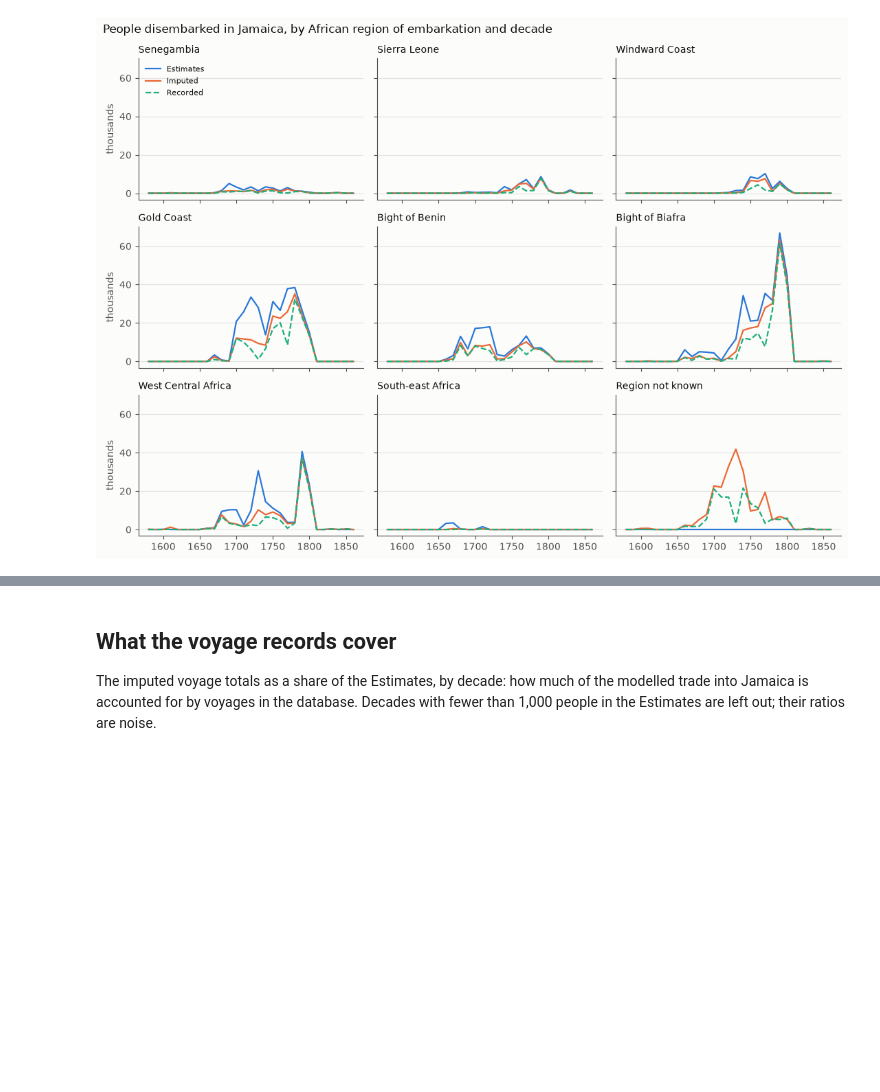
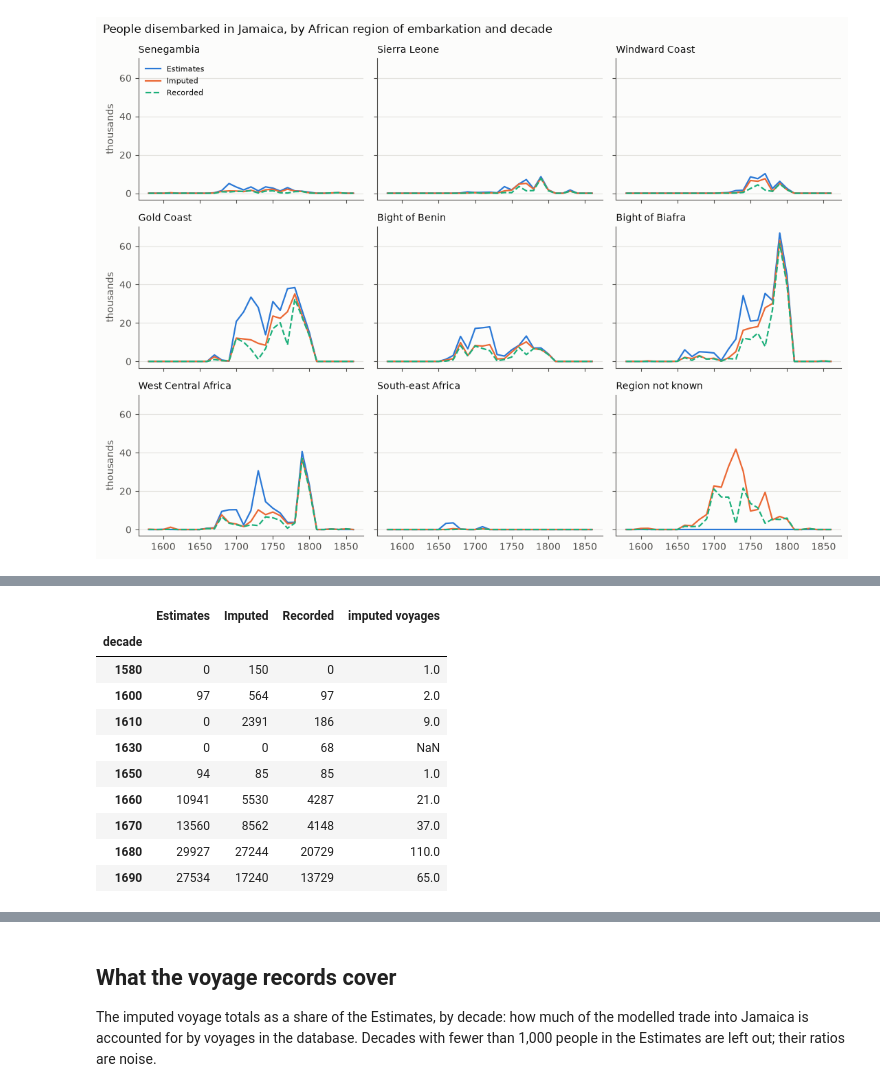
Before and after one commit to dgunning/atlantic-voyages, a Jupyter notebook: notebooks/01_jamaica_arrivals.ipynb, the cells around one changed output, grey strips where cells are left out. Cells and saved outputs as stored; diff of their text form; code cells hidden in the pictures; blank space fills up the shorter version.

```diff
--- a/notebooks/01_jamaica_arrivals.ipynb
+++ b/notebooks/01_jamaica_arrivals.ipynb
@@ -317,0 +324,19 @@ fig.savefig("figures/01_jamaica_by_region.png", dpi=150)
+# %%
+early = (
+    by_decade.loc[:1690]
+    .astype(int)
+    .join(imputed.groupby("decade").voyages.sum().rename("imputed voyages").astype(int))
+)
+early
+# %% [output]
+|  | Estimates | Imputed | Recorded | imputed voyages |
+| decade |  |  |  |  |
+| 1580 | 0 | 150 | 0 | 1.0 |
+| 1600 | 97 | 564 | 97 | 2.0 |
+| 1610 | 0 | 2391 | 186 | 9.0 |
+| 1630 | 0 | 0 | 68 | NaN |
+| 1650 | 94 | 85 | 85 | 1.0 |
+| 1660 | 10941 | 5530 | 4287 | 21.0 |
+| 1670 | 13560 | 8562 | 4148 | 37.0 |
+| 1680 | 29927 | 27244 | 20729 | 110.0 |
+| 1690 | 27534 | 17240 | 13729 | 65.0 |
```
Also changed, not shown: parts of 8 cells of this notebook, 2 other files.
